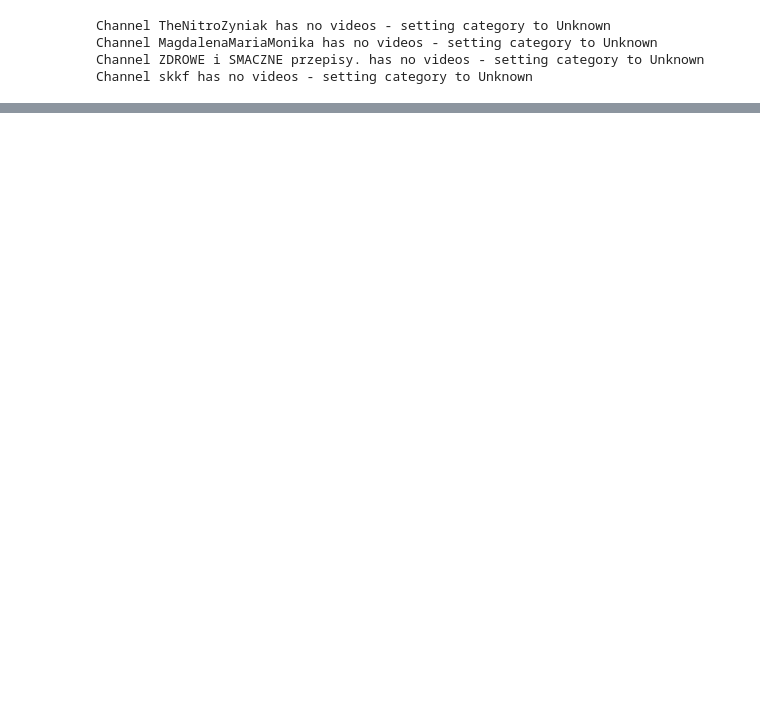
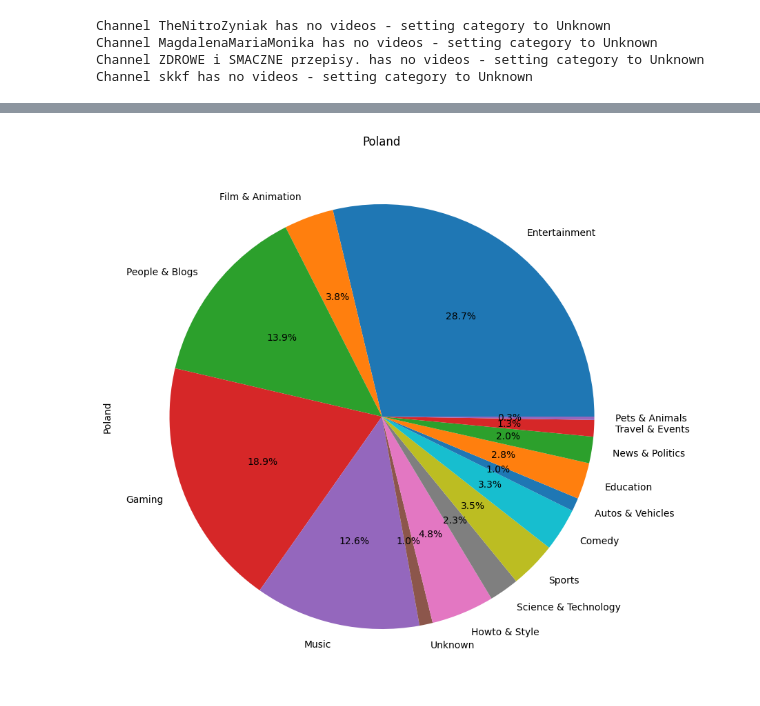
Before and after one commit to xadambednarski/yt-trends, a Jupyter notebook: scripts/playground.ipynb, the cells around one changed output, grey strips where cells are left out. Saved outputs shown, nothing was run; the diff lists cells and outputs as text; code cells hidden in the pictures; blank space fills up the shorter version.

```diff
--- a/scripts/playground.ipynb
+++ b/scripts/playground.ipynb
@@ -79,6 +83,6 @@ yt_categories = {
     "41": "Thriller",
     "42": "Shorts",
     "43": "Shows",
-    "44": "Trailers"
+    "44": "Trailers",
 }
 # %%
@@ -97,15 +105,19 @@ Channel MagdalenaMariaMonika has no videos - setting category to Unknown
 Channel ZDROWE i SMACZNE przepisy. has no videos - setting category to Unknown
 Channel skkf has no videos - setting category to Unknown
 # %%
-for channel_idx in range(len(us_all)):
+for channel_idx in range(len(us_data)):
     try:
         video_categories_count = defaultdict(int)
-        for video in us_all[channel_idx]["videos"]:
+        for video in us_data[channel_idx]["videos"]:
             video_categories_count[yt_categories[video["category"]]] += 1
-        us_all[channel_idx]["channel"]["category"] = max(video_categories_count, key=video_categories_count.get)
+        us_data[channel_idx]["channel"]["category"] = max(
+            video_categories_count, key=video_categories_count.get
+        )
     except ValueError:
-        print(f"Channel {us_all[channel_idx]['channel']['name']} has no videos - setting category to Unknown")
-        us_all[channel_idx]["channel"]["category"] = "Unknown"
+        print(
+            f"Channel {us_data[channel_idx]['channel']['name']} has no videos - setting category to Unknown"
+        )
+        us_data[channel_idx]["channel"]["category"] = "Unknown"
 # %%
 import re
 import string
@@ -170,2 +234,20 @@ def preprocess_text(text: str, target_language: str = 'en') -> str:
 
     return text
+# %%
+def get_category_distribution(channels):
+    category_distribution = defaultdict(int)
+    for channel in channels:
+        category_distribution[channel["channel"]["category"]] += 1
+    return category_distribution
+# %%
+pl_category_distribution = get_category_distribution(pl_data)
+us_category_distribution = get_category_distribution(us_data)
+
+categories_df = (
+    pd.DataFrame(
+        [pl_category_distribution, us_category_distribution], index=["Poland", "United States"]
+    )
+    .T.fillna(0)
+    .astype(int, errors="ignore")
+)
+categories_df
@@ -171,0 +271,6 @@ def preprocess_text(text: str, target_language: str = 'en') -> str:
+# %%
+pie_categories_poland = categories_df["Poland"].plot.pie(
+    title="Poland", autopct="%1.1f%%", figsize=(10, 10)
+)
+# %% [output]
+[figure, added]
```
Also changed, not shown: parts of 17 cells of this notebook.
